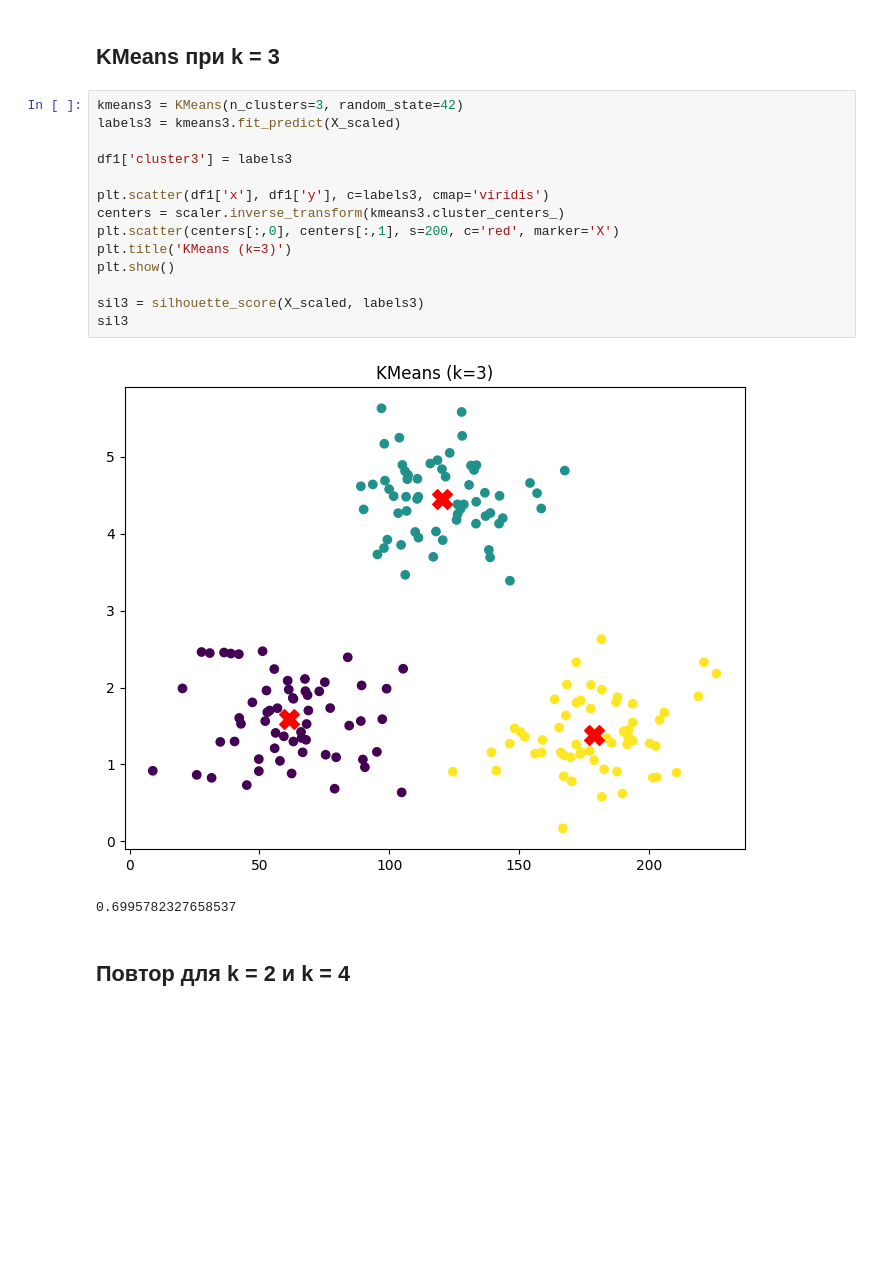
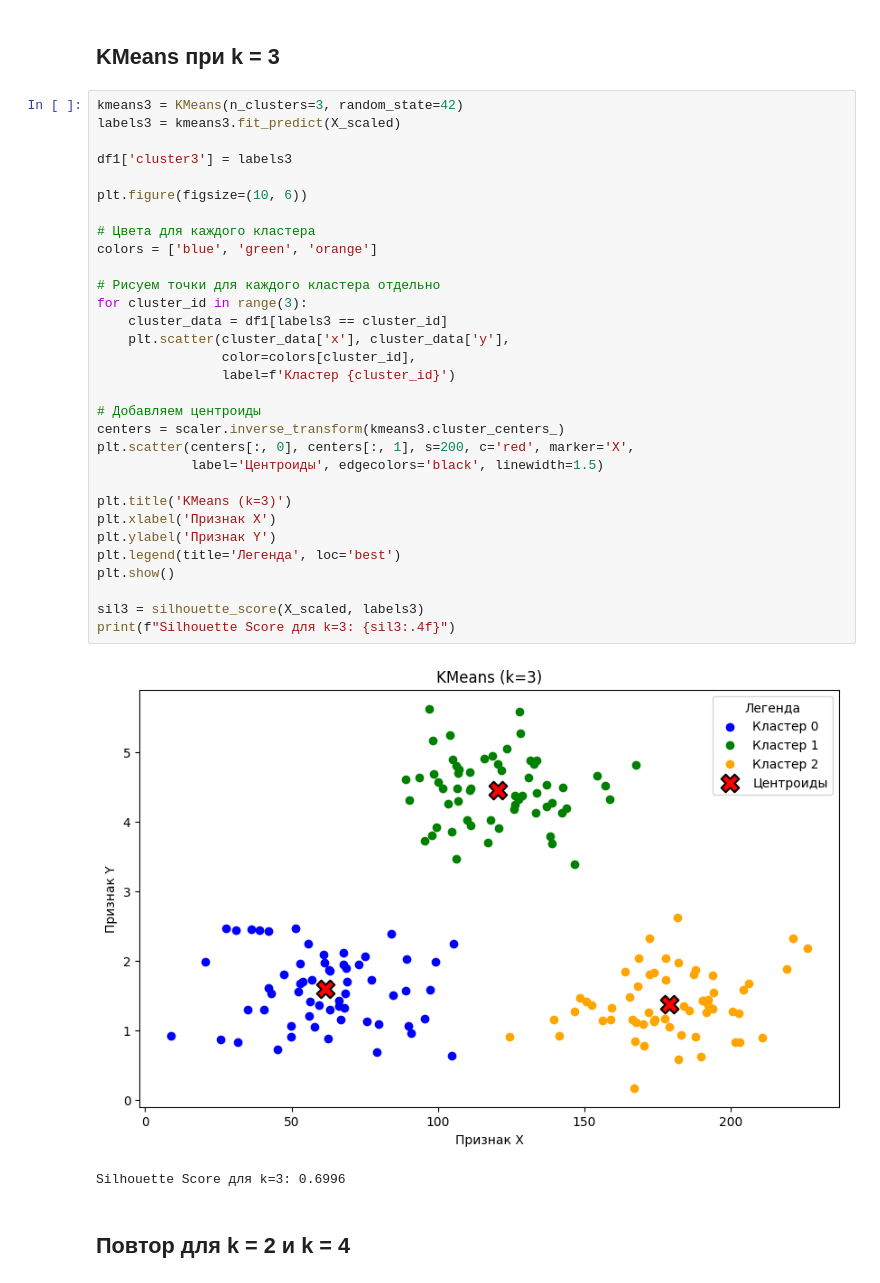
Before and after one commit to witcher770/sem_5_data_analiz, a Jupyter notebook: ЛР4_Уряшов_4.ipynb, the cells around one changed output. Drawn from its saved outputs; the diff is of its cells as text; blank space fills up the shorter version.

```diff
--- a/ЛР4_Уряшов_4.ipynb
+++ b/ЛР4_Уряшов_4.ipynb
@@ -43,23 +41,40 @@ array([[-1.64310603, -0.79652803],
        [-0.99552633, -0.38690207]])
 # %% [markdown]
 ## KMeans при k = 3
-# %%
-kmeans3 = KMeans(n_clusters=3, random_state=42)
-labels3 = kmeans3.fit_predict(X_scaled)
-
-df1['cluster3'] = labels3
-
-plt.scatter(df1['x'], df1['y'], c=labels3, cmap='viridis')
-centers = scaler.inverse_transform(kmeans3.cluster_centers_)
-plt.scatter(centers[:,0], centers[:,1], s=200, c='red', marker='X')
-plt.title('KMeans (k=3)')
-plt.show()
-
-sil3 = silhouette_score(X_scaled, labels3)
-sil3
-# %% [output]
-[figure, removed]
-0.6995782327658537
+# %%
+kmeans3 = KMeans(n_clusters=3, random_state=42)
+labels3 = kmeans3.fit_predict(X_scaled)
+
+df1['cluster3'] = labels3
+
+plt.figure(figsize=(10, 6))
+
+# Цвета для каждого кластера
+colors = ['blue', 'green', 'orange']
+
+# Рисуем точки для каждого кластера отдельно
+for cluster_id in range(3):
+    cluster_data = df1[labels3 == cluster_id]
+    plt.scatter(cluster_data['x'], cluster_data['y'],
+                color=colors[cluster_id],
+                label=f'Кластер {cluster_id}')
+
+# Добавляем центроиды
+centers = scaler.inverse_transform(kmeans3.cluster_centers_)
+plt.scatter(centers[:, 0], centers[:, 1], s=200, c='red', marker='X',
+            label='Центроиды', edgecolors='black', linewidth=1.5)
+
+plt.title('KMeans (k=3)')
+plt.xlabel('Признак X')
+plt.ylabel('Признак Y')
+plt.legend(title='Легенда', loc='best')
+plt.show()
+
+sil3 = silhouette_score(X_scaled, labels3)
+print(f"Silhouette Score для k=3: {sil3:.4f}")
+# %% [output]
+[figure, added]
+Silhouette Score для k=3: 0.6996
 # %% [markdown]
 ## Повтор для k = 2 и k = 4
 # %%
```
Also changed, not shown: parts of 15 cells of this notebook.
